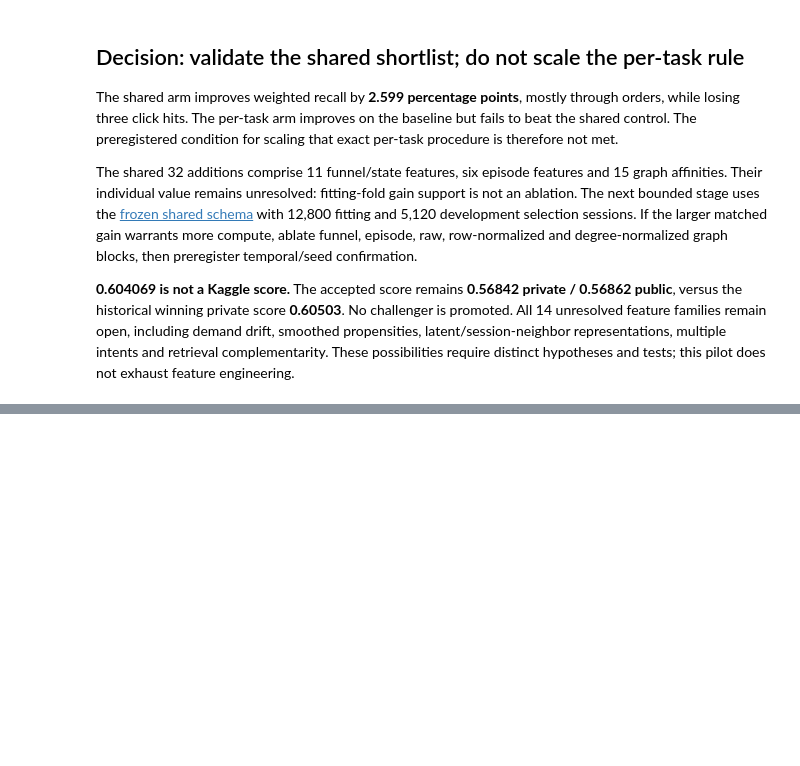
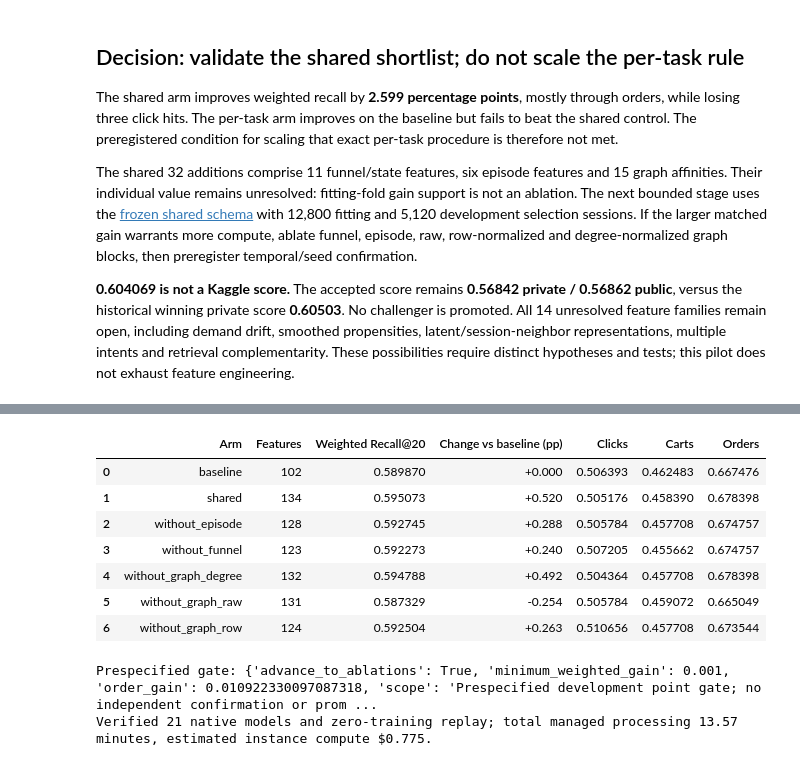
Before and after one commit to alvaromendizabal/otto-recommender-system, a Jupyter notebook: notebooks/09_controlled_feature_study.ipynb, the cells around one changed output, grey strips where cells are left out. Cells and saved outputs as stored; diff of their text form; code cells hidden in the pictures; blank space fills up the shorter version.

```diff
--- a/notebooks/09_controlled_feature_study.ipynb
+++ b/notebooks/09_controlled_feature_study.ipynb
@@ -887,0 +896,37 @@ The shared 32 additions comprise 11 funnel/state features, six episode features
+# %%
+shared_run = load('shared_feature_run.json')
+for name, expected in shared_run['files'].items():
+    assert hashlib.sha256((DATA / name).read_bytes()).hexdigest() == expected, name
+shared_result = load('shared_feature_results.json')
+shared_audit = load('shared_feature_audit.json')
+assert shared_result['study_id'] == shared_run['study_id']
+assert shared_result['status'] == shared_audit['status'] == 'passed'
+assert shared_result['inputs']['fit']['sessions'] == 12800
+assert shared_result['inputs']['selection']['sessions'] == 5120
+assert shared_result['evaluation_access'] is False and shared_result['kaggle_promotion'] is False
+assert all(stage['observed']['ProcessingJobStatus'] == 'Completed' for stage in shared_run['stages'])
+assert shared_audit['native_rankers_verified'] == 3 * len(shared_result['arms'])
+assert shared_audit['training_free_replay']['training_calls'] == 0
+assert shared_audit['training_free_replay']['all_models_and_metrics_identical']
+reference = shared_result['arms']['baseline']['weighted_recall_at_20']
+rows = []
+for name, arm in shared_result['arms'].items():
+    score = sum(weights[action] * arm['objectives'][action]['hits'] / arm['objectives'][action]['denominator'] for action in weights)
+    assert abs(score - arm['weighted_recall_at_20']) < 1e-12
+    rows.append({'Arm': name, 'Features': len(arm['features']['clicks']), 'Weighted Recall@20': score,
+                 'Change vs baseline (pp)': 100 * (score - reference),
+                 **{action.title(): arm['objectives'][action]['recall_at_20'] for action in weights}})
+display(pd.DataFrame(rows).style.format({name: '{:.6f}' for name in ['Weighted Recall@20', 'Clicks', 'Carts', 'Orders']} | {'Change vs baseline (pp)': '{:+.3f}'}))
+print('Prespecified gate:', shared_result['decision'])
+print(f"Verified {shared_audit['native_rankers_verified']} native models and zero-training replay; total managed processing {shared_run['total_processing_seconds']/60:.2f} minutes, estimated instance compute ${shared_run['estimated_total_instance_compute_usd']:.3f}.")
+# %% [output]
+|  | Arm | Features | Weighted Recall@20 | Change vs baseline (pp) | Clicks | Carts | Orders |
+| 0 | baseline | 102 | 0.589870 | +0.000 | 0.506393 | 0.462483 | 0.667476 |
+| 1 | shared | 134 | 0.595073 | +0.520 | 0.505176 | 0.458390 | 0.678398 |
+| 2 | without_episode | 128 | 0.592745 | +0.288 | 0.505784 | 0.457708 | 0.674757 |
+| 3 | without_funnel | 123 | 0.592273 | +0.240 | 0.507205 | 0.455662 | 0.674757 |
+| 4 | without_graph_degree | 132 | 0.594788 | +0.492 | 0.504364 | 0.457708 | 0.678398 |
+| 5 | without_graph_raw | 131 | 0.587329 | -0.254 | 0.505784 | 0.459072 | 0.665049 |
+| 6 | without_graph_row | 124 | 0.592504 | +0.263 | 0.510656 | 0.457708 | 0.673544 |
+Prespecified gate: {'advance_to_ablations': True, 'minimum_weighted_gain': 0.001, 'order_gain': 0.010922330097087318, 'scope': 'Prespecified development point gate; no independent confirmation or prom ...
+Verified 21 native models and zero-training replay; total managed processing 13.57 minutes, estimated instance compute $0.775.
```
Also changed, not shown: parts of 4 cells of this notebook, 19 other files.
